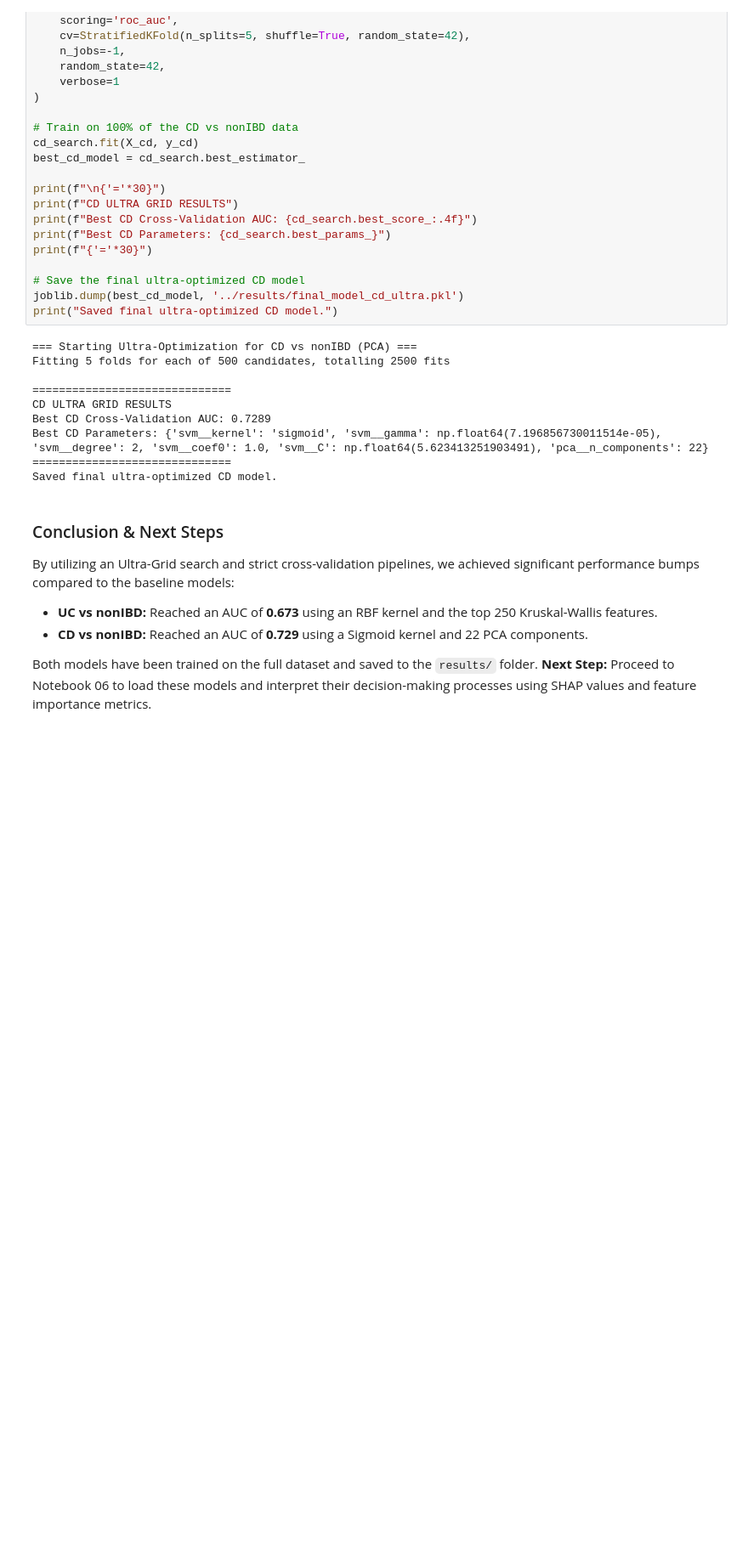
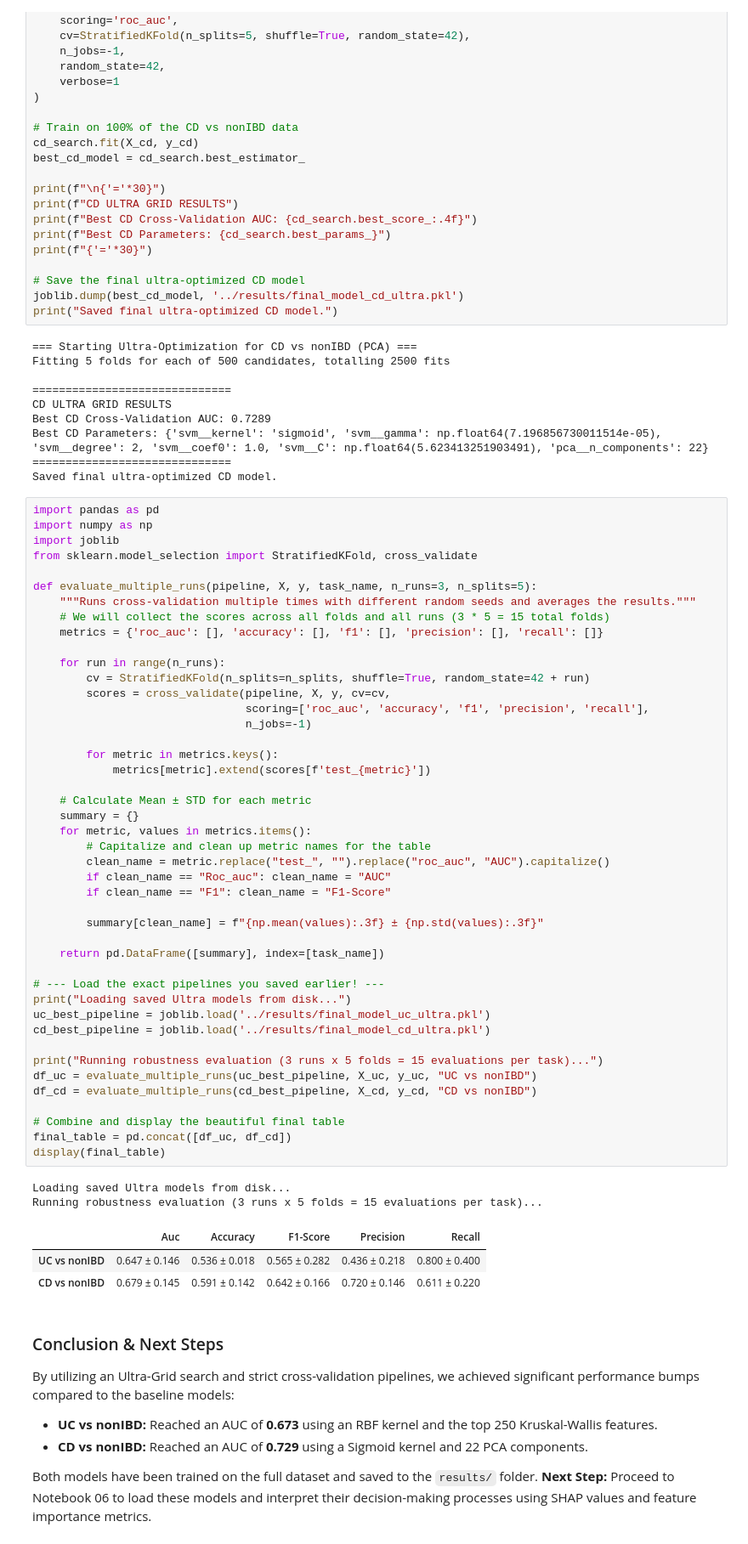
Before and after one commit to jimkam24/BioMedProject, a Jupyter notebook: notebooks/05b_ml.ipynb, the cells around one changed output. Shown at 85% size. Cells and saved outputs as stored; diff of their text form; blank space fills up the shorter version.

```diff
--- a/notebooks/05b_ml.ipynb
+++ b/notebooks/05b_ml.ipynb
@@ -297,6 +297,56 @@ Best CD Cross-Validation AUC: 0.7289
 Best CD Parameters: {'svm__kernel': 'sigmoid', 'svm__gamma': np.float64(7.196856730011514e-05), 'svm__degree': 2, 'svm__coef0': 1.0, 'svm__C': np.float64(5.623413251903491), 'pca__n_components': 22}
 ==============================
 Saved final ultra-optimized CD model.
+# %%
+import pandas as pd
+import numpy as np
+import joblib
+from sklearn.model_selection import StratifiedKFold, cross_validate
+
+def evaluate_multiple_runs(pipeline, X, y, task_name, n_runs=3, n_splits=5):
+    """Runs cross-validation multiple times with different random seeds and averages the results."""
+    # We will collect the scores across all folds and all runs (3 * 5 = 15 total folds)
+    metrics = {'roc_auc': [], 'accuracy': [], 'f1': [], 'precision': [], 'recall': []}
+
+    for run in range(n_runs):
+        cv = StratifiedKFold(n_splits=n_splits, shuffle=True, random_state=42 + run)
+        scores = cross_validate(pipeline, X, y, cv=cv,
+                                scoring=['roc_auc', 'accuracy', 'f1', 'precision', 'recall'],
+                                n_jobs=-1)
+
+        for metric in metrics.keys():
+            metrics[metric].extend(scores[f'test_{metric}'])
+
+    # Calculate Mean ± STD for each metric
+    summary = {}
+    for metric, values in metrics.items():
+        # Capitalize and clean up metric names for the table
+        clean_name = metric.replace("test_", "").replace("roc_auc", "AUC").capitalize()
+        if clean_name == "Roc_auc": clean_name = "AUC"
+        if clean_name == "F1": clean_name = "F1-Score"
+
+        summary[clean_name] = f"{np.mean(values):.3f} ± {np.std(values):.3f}"
+
+    return pd.DataFrame([summary], index=[task_name])
+
+# --- Load the exact pipelines you saved earlier! ---
+print("Loading saved Ultra models from disk...")
+uc_best_pipeline = joblib.load('../results/final_model_uc_ultra.pkl')
+cd_best_pipeline = joblib.load('../results/final_model_cd_ultra.pkl')
+
+print("Running robustness evaluation (3 runs x 5 folds = 15 evaluations per task)...")
+df_uc = evaluate_multiple_runs(uc_best_pipeline, X_uc, y_uc, "UC vs nonIBD")
+df_cd = evaluate_multiple_runs(cd_best_pipeline, X_cd, y_cd, "CD vs nonIBD")
+
+# Combine and display the beautiful final table
+final_table = pd.concat([df_uc, df_cd])
+display(final_table)
+# %% [output]
+Loading saved Ultra models from disk...
+Running robustness evaluation (3 runs x 5 folds = 15 evaluations per task)...
+|  | Auc | Accuracy | F1-Score | Precision | Recall |
+| UC vs nonIBD | 0.647 ± 0.146 | 0.536 ± 0.018 | 0.565 ± 0.282 | 0.436 ± 0.218 | 0.800 ± 0.400 |
+| CD vs nonIBD | 0.679 ± 0.145 | 0.591 ± 0.142 | 0.642 ± 0.166 | 0.720 ± 0.146 | 0.611 ± 0.220 |
 # %% [markdown]
 ### Conclusion & Next Steps
 By utilizing an Ultra-Grid search and strict cross-validation pipelines, we achieved significant performance bumps compared to the baseline models:
```
Also changed, not shown: 5 other files.
